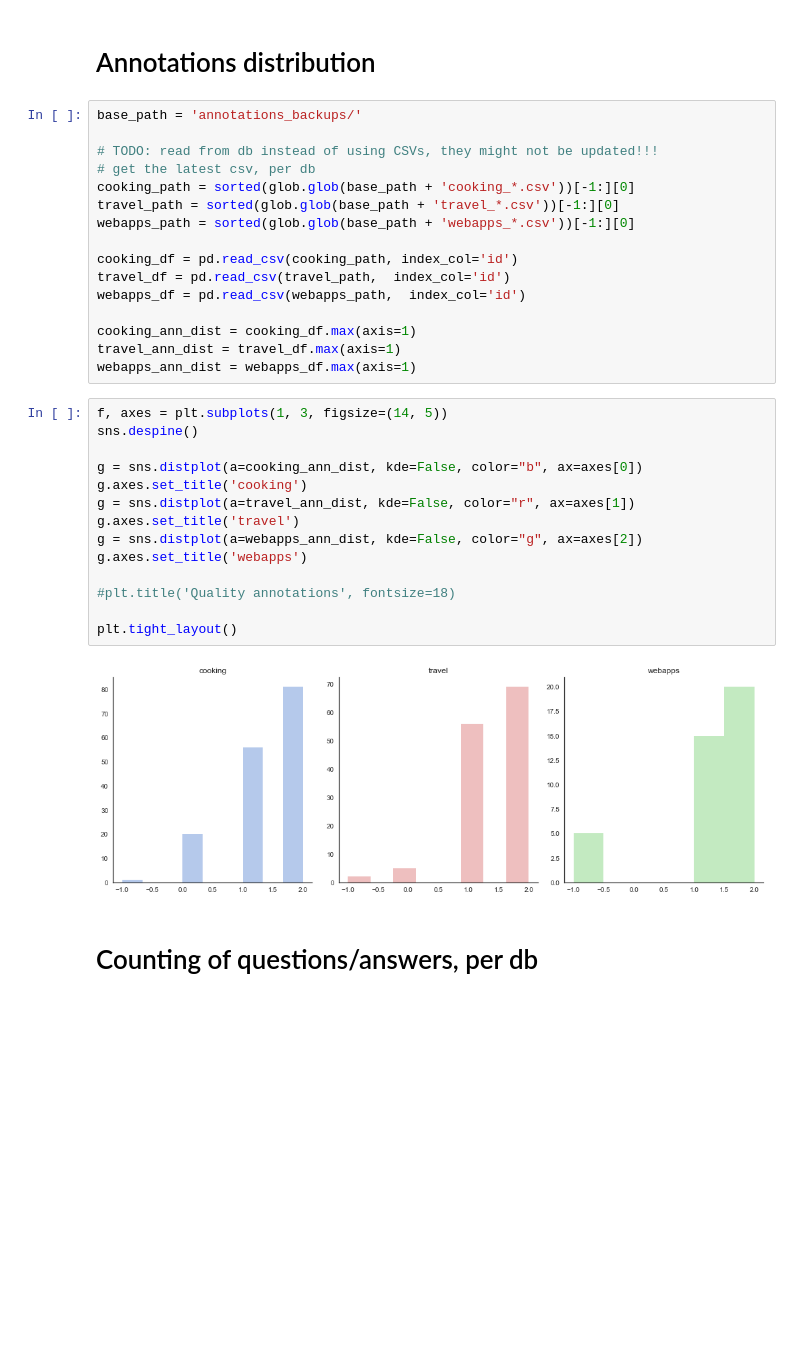
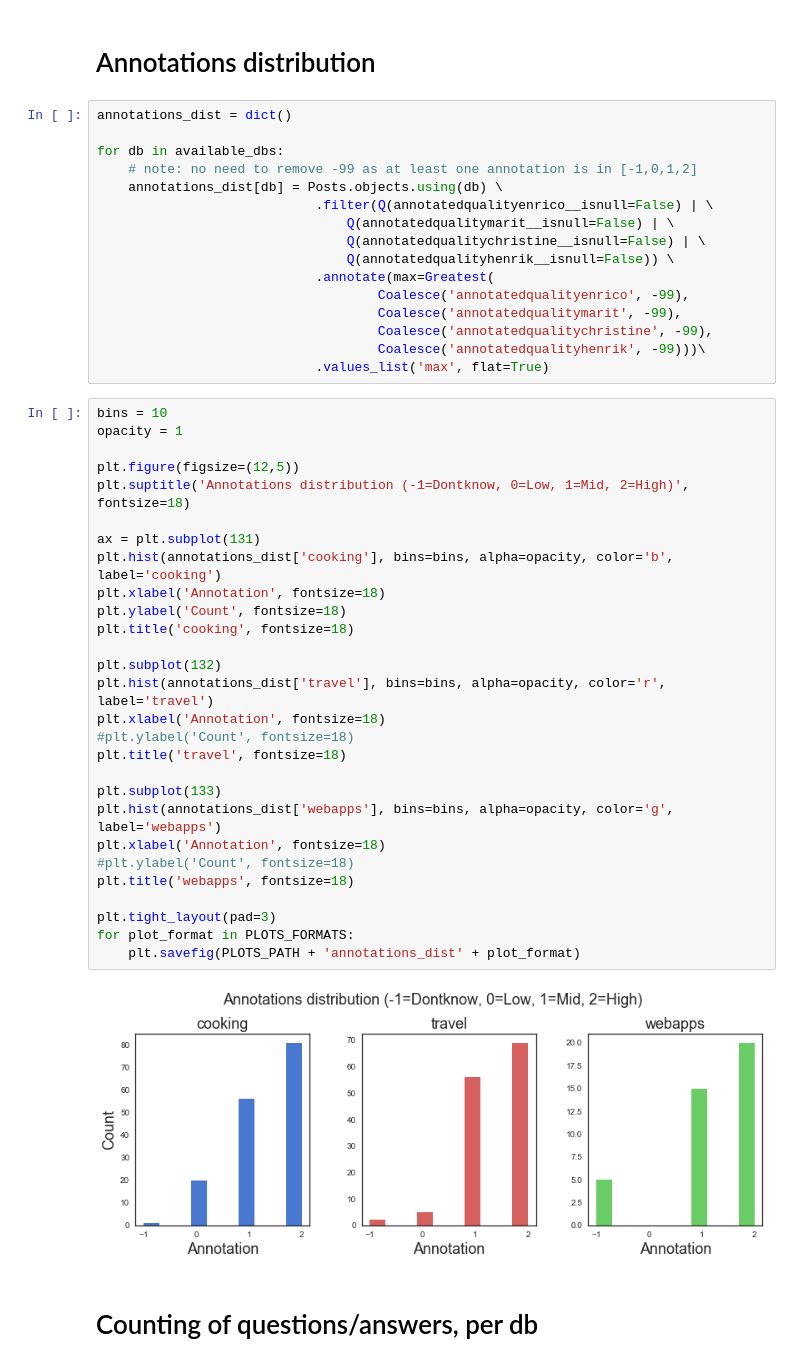
Before and after one commit to enricorotundo/StackexchangeDatadumpQualityAnnotator, a Jupyter notebook: Analysis/pre-analysis.ipynb, the cells around one changed output. Saved outputs shown, nothing was run; the diff lists cells and outputs as text; blank space fills up the shorter version.

```diff
--- a/Analysis/pre-analysis.ipynb
+++ b/Analysis/pre-analysis.ipynb
@@ -99,38 +112,52 @@ plt.tight_layout()
 [figure]
 # %% [markdown]
 # Annotations distribution
-# %%
-base_path = 'annotations_backups/'
-
-# TODO: read from db instead of using CSVs, they might not be updated!!!
-# get the latest csv, per db
-cooking_path = sorted(glob.glob(base_path + 'cooking_*.csv'))[-1:][0]
-travel_path = sorted(glob.glob(base_path + 'travel_*.csv'))[-1:][0]
-webapps_path = sorted(glob.glob(base_path + 'webapps_*.csv'))[-1:][0]
-
-cooking_df = pd.read_csv(cooking_path, index_col='id')
-travel_df = pd.read_csv(travel_path,  index_col='id')
-webapps_df = pd.read_csv(webapps_path,  index_col='id')
-
-cooking_ann_dist = cooking_df.max(axis=1)
-travel_ann_dist = travel_df.max(axis=1)
-webapps_ann_dist = webapps_df.max(axis=1)
-# %%
-f, axes = plt.subplots(1, 3, figsize=(14, 5))
-sns.despine()
-
-g = sns.distplot(a=cooking_ann_dist, kde=False, color="b", ax=axes[0])
-g.axes.set_title('cooking')
-g = sns.distplot(a=travel_ann_dist, kde=False, color="r", ax=axes[1])
-g.axes.set_title('travel')
-g = sns.distplot(a=webapps_ann_dist, kde=False, color="g", ax=axes[2])
-g.axes.set_title('webapps')
-
-#plt.title('Quality annotations', fontsize=18)
-
-plt.tight_layout()
-# %% [output]
-[figure, removed]
+# %%
+annotations_dist = dict()
+
+for db in available_dbs:
+    # note: no need to remove -99 as at least one annotation is in [-1,0,1,2]
+    annotations_dist[db] = Posts.objects.using(db) \
+                            .filter(Q(annotatedqualityenrico__isnull=False) | \
+                                Q(annotatedqualitymarit__isnull=False) | \
+                                Q(annotatedqualitychristine__isnull=False) | \
+                                Q(annotatedqualityhenrik__isnull=False)) \
+                            .annotate(max=Greatest(
+                                    Coalesce('annotatedqualityenrico', -99),
+                                    Coalesce('annotatedqualitymarit', -99),
+                                    Coalesce('annotatedqualitychristine', -99),
+                                    Coalesce('annotatedqualityhenrik', -99)))\
+                            .values_list('max', flat=True)
+# %%
+bins = 10
+opacity = 1
+
+plt.figure(figsize=(12,5))
+plt.suptitle('Annotations distribution (-1=Dontknow, 0=Low, 1=Mid, 2=High)', fontsize=18)
+
+ax = plt.subplot(131)
+plt.hist(annotations_dist['cooking'], bins=bins, alpha=opacity, color='b', label='cooking')
+plt.xlabel('Annotation', fontsize=18)
+plt.ylabel('Count', fontsize=18)
+plt.title('cooking', fontsize=18)
+
+plt.subplot(132)
+plt.hist(annotations_dist['travel'], bins=bins, alpha=opacity, color='r', label='travel')
+plt.xlabel('Annotation', fontsize=18)
+#plt.ylabel('Count', fontsize=18)
+plt.title('travel', fontsize=18)
+
+plt.subplot(133)
+plt.hist(annotations_dist['webapps'], bins=bins, alpha=opacity, color='g', label='webapps')
+plt.xlabel('Annotation', fontsize=18)
+#plt.ylabel('Count', fontsize=18)
+plt.title('webapps', fontsize=18)
+
+plt.tight_layout(pad=3)
+for plot_format in PLOTS_FORMATS:
+    plt.savefig(PLOTS_PATH + 'annotations_dist' + plot_format)
+# %% [output]
+[figure, added]
 # %% [markdown]
 # Counting of questions/answers, per db
 # %%
```
Also changed, not shown: parts of 9 cells of this notebook, 1 other file.
